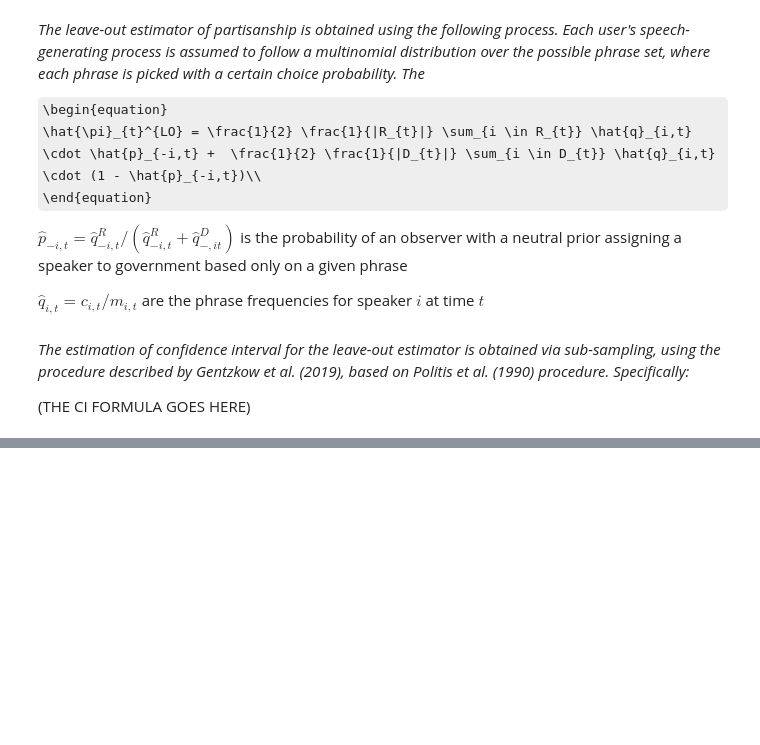
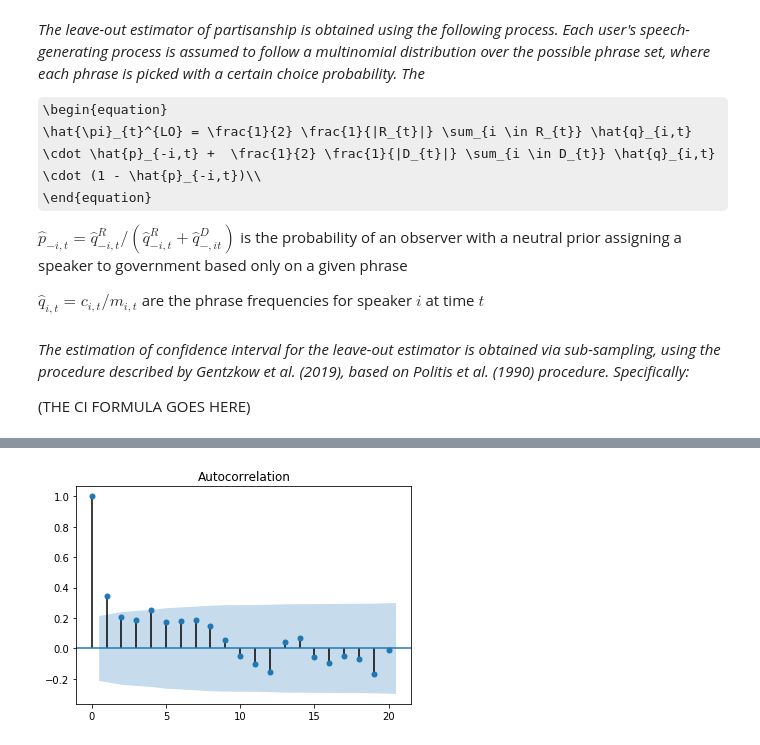
Before and after one commit to bodzioboo/twitter, a Jupyter notebook: notebooks/nlp/data_polarization.ipynb, the cells around one changed output, grey strips where cells are left out. Drawn from its saved outputs; the diff is of its cells as text; code cells hidden in the pictures; some formulas as TeX source; blank space fills up the shorter version.

```diff
--- a/notebooks/nlp/data_polarization.ipynb
+++ b/notebooks/nlp/data_polarization.ipynb
@@ -329,0 +125,5 @@ pd.merge(disaggregated, info, how = "left", on = ["source","id_str"])
+# %%
+plot_acf(aggregated["true_estimate"])
+plt.show()
+# %% [output]
+[figure, added]
```
Also changed, not shown: parts of 66 cells of this notebook, 19 other files.
